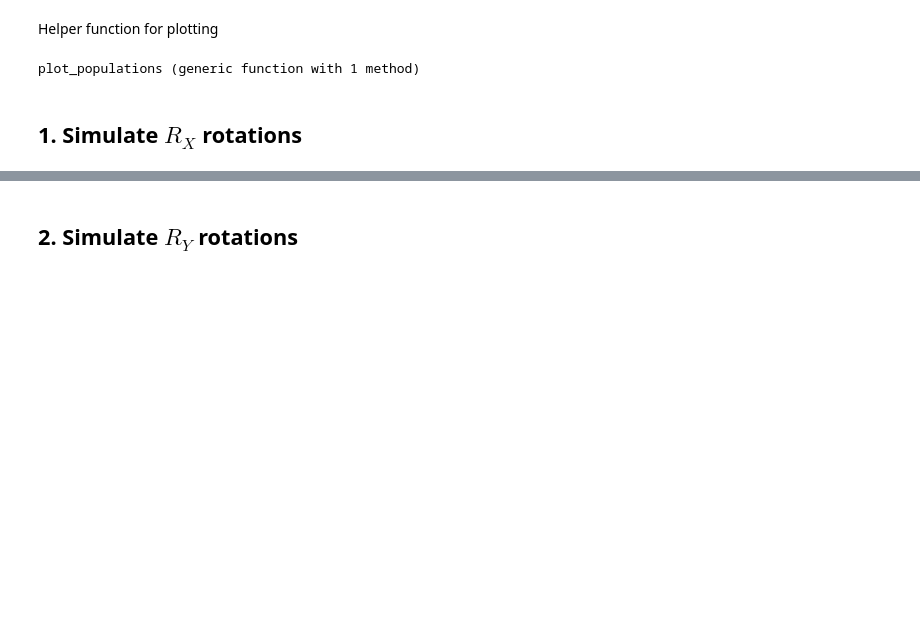
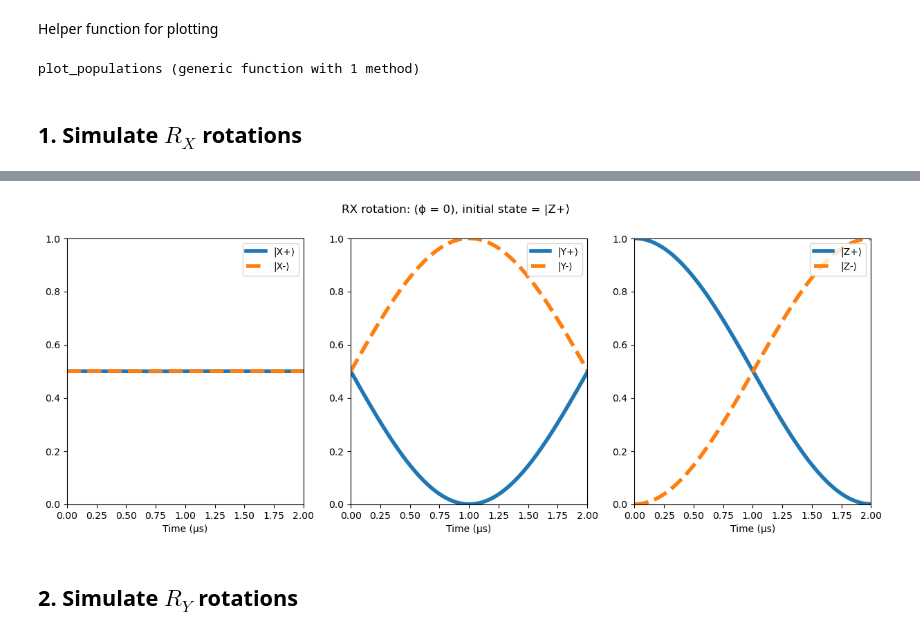
Before and after one commit to SQRLab/IonSim, a Jupyter notebook: single_qubit_rotations/single_qubit_rotations.ipynb, the cells around one changed output, grey strips where cells are left out. Cells and saved outputs as stored; diff of their text form; code cells hidden in the pictures; blank space fills up the shorter version.

Commit message:
cleaned up single_qubit_rotations, use local import

```diff
--- a/single_qubit_rotations/single_qubit_rotations.ipynb
+++ b/single_qubit_rotations/single_qubit_rotations.ipynb
@@ -22,0 +29,21 @@ chain = Nothing;
+# %%
+@time chain = LinearChain(
+        ions = [CALCIUM40],
+        comfrequencies = (x = 3e6, y = 3e6, z = TRAP_FREQUENCY),
+        selectedmodes = (;z = [1],)
+    )
+
+laser = Laser(Δ=0, ϵ = (x̂ - ẑ)/√2, k = (x̂ + ẑ)/√2, ϕ = 0)
+chamber = Chamber(iontrap=chain, B=B_STRENGTH, Bhat=ẑ, δB=0, lasers=[laser]);
+
+WAVELENGTH = transitionwavelength(CALCIUM40, ("S", "D"), chamber)
+wavelength!(laser, WAVELENGTH)
+
+INTENSITY = intensity_from_pitime(laser, PI_TIME, CALCIUM40, ("S", "D"), chamber);
+
+VIB_MODE =  modes(chamber)[1]
+ψ0_MOTIONAL = VIB_MODE[0] # GLOBAL: ground state of the first vibrational mode
+
+chain = Nothing
+laser = Nothing
+chamber = Nothing;
@@ -23,8 +52,6 @@ chain = Nothing;
 # %% [markdown]
 Helper function for plotting
 # %%
-CALCIUM40 = Ca40([("S1/2", -1/2, "S"), ("D5/2", -1/2, "D")])
-TIMESCALE = 1e-6
 function plot_populations(chamber, tout, sol)
     vibrational_mode = modes(chamber)[1]
 
@@ -116,2 +102,23 @@ plt.display(fig)
+# %%
+chamber = construct_single_qubit_chamber(
+    TRAP_FREQUENCY,
+    INTENSITY,
+    WAVELENGTH,
+    PI_TIME,
+    B_STRENGTH
+)
+
+# Initial state
+ψ0_electronic = CALCIUM40["S"]
+ψ0 = ψ0_electronic ⊗ ψ0_MOTIONAL# GLOBAL: initial state for all the simulations
+
+# RX(2π)
+tout, ψt = RX(π, chamber, ψ0, PI_TIME, TIMESCALE)
+
+fig = plot_populations(chamber, tout, ψt)
+fig.suptitle("RX rotation: (ϕ = 0), initial state = |Z+⟩")
+plt.display(fig)
+# %% [output]
+[figure, added]
 # %% [markdown]
 ## 2. Simulate $R_Y$ rotations
```
Also changed, not shown: parts of 24 cells of this notebook, 1 other file.
